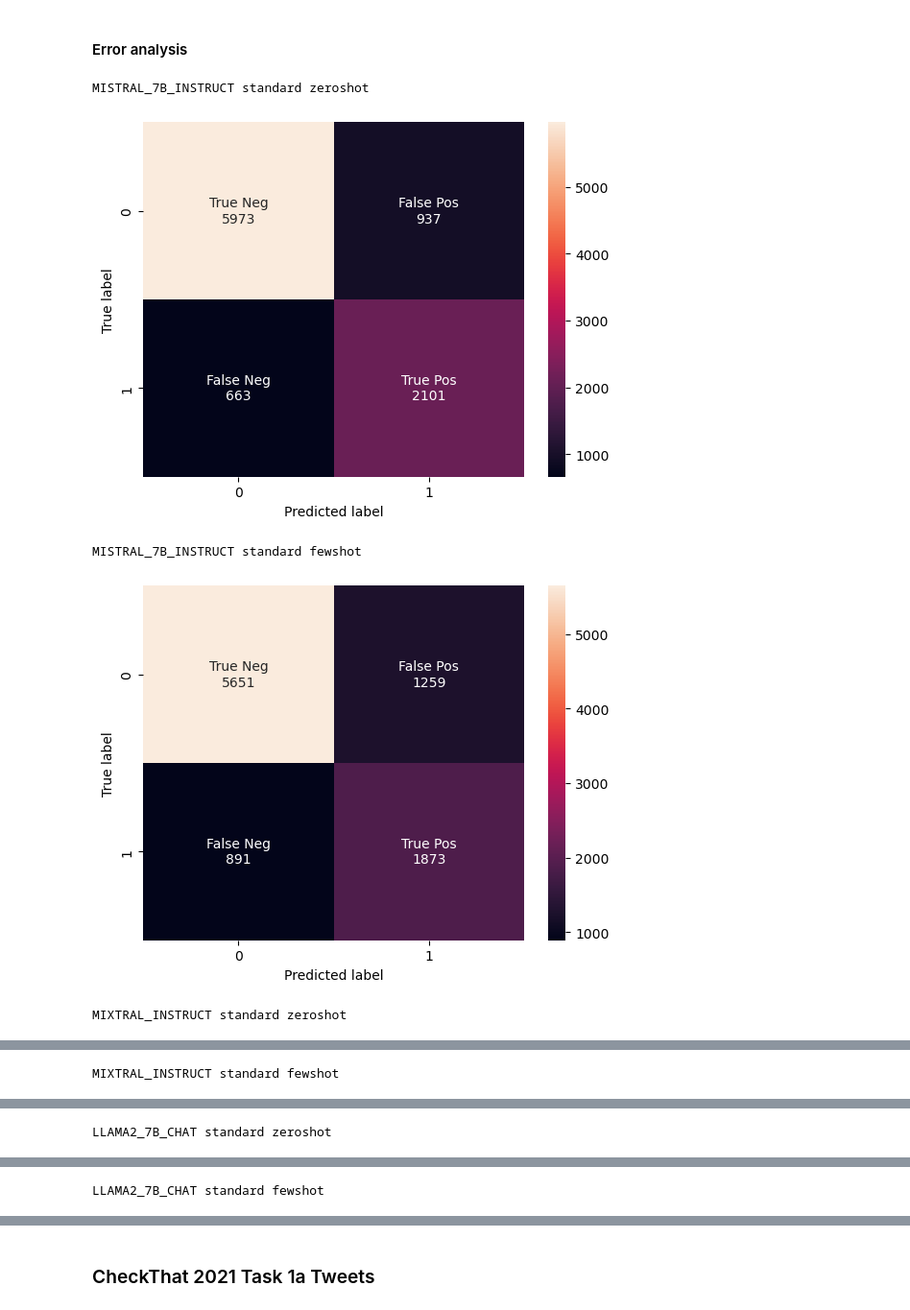
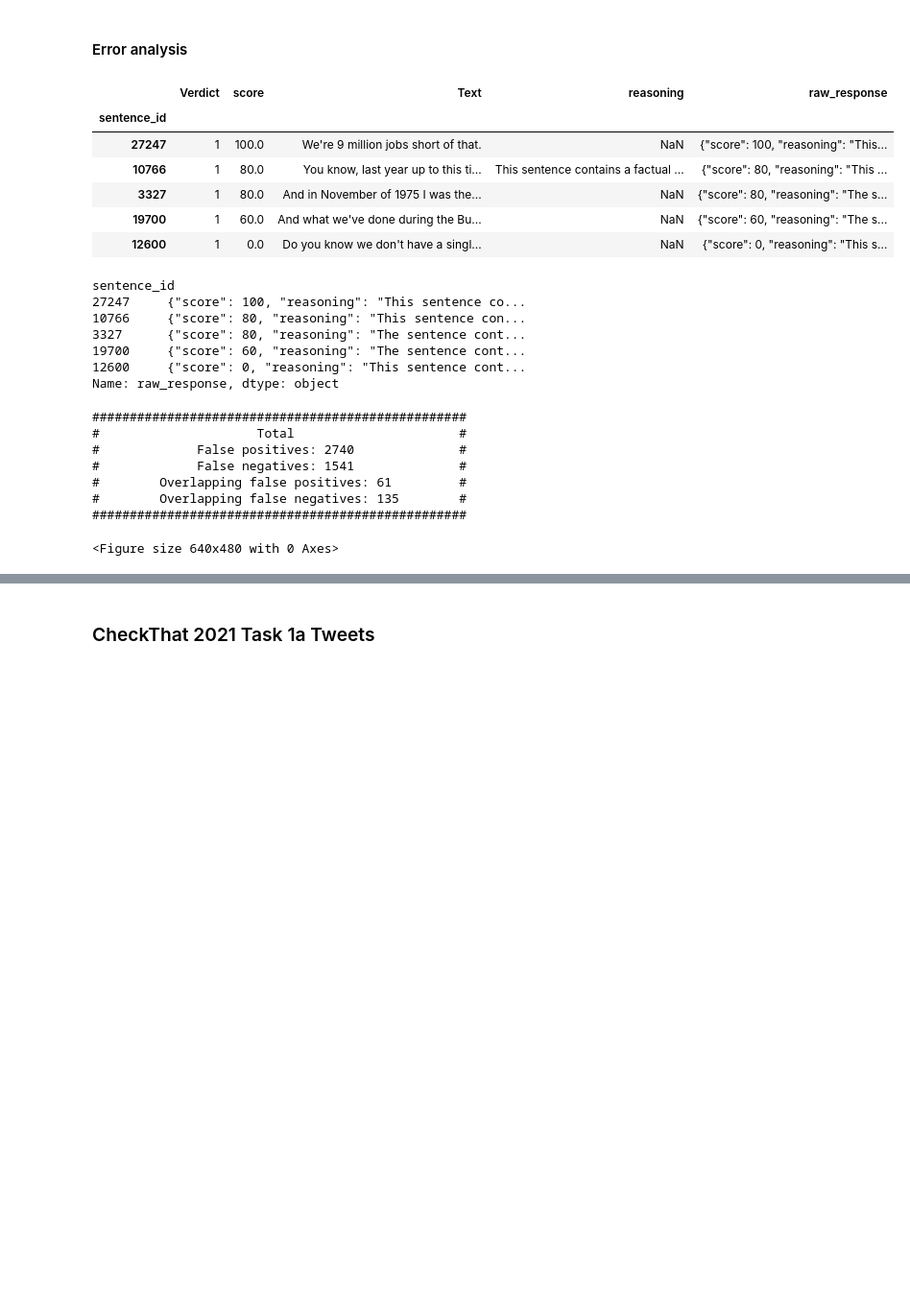
Before and after one commit to matsbratvold/Checkworthiness-Detection-with-Open-Source-LLMs, a Jupyter notebook: src/llm.ipynb, the cells around one changed output, grey strips where cells are left out. Shown at 96% size. Saved outputs shown, nothing was run; the diff lists cells and outputs as text; code cells hidden in the pictures; blank space fills up the shorter version.

Commit message:
Updated false positive and false negative list

```diff
--- a/src/llm.ipynb
+++ b/src/llm.ipynb
@@ -354,48 +355,70 @@ generate_llm_predictions(
 %autoreload
 predictions = []
 models = [HuggingFaceModel.MISTRAL_7B_INSTRUCT, HuggingFaceModel.MIXTRAL_INSTRUCT, HuggingFaceModel.LLAMA2_7B_CHAT]
 prompt_types = [PromptType.STANDARD, PromptType.CHAIN_OF_THOUGHT]
 icl_usages = [ICLUsage.ZERO_SHOT, ICLUsage.FEW_SHOT]
 model_names = []
-claimbuster = load_claimbuster_dataset("../data/ClaimBuster/datasets")
+claimbuster = load_claimbuster_dataset("data/ClaimBuster/datasets")
 
 for model, prompt_type, icl_usage in itertools.product(models, prompt_types, icl_usages):
-    predictions_path = f"../results/ClaimBuster/{model.name}/{prompt_type.value}/{icl_usage.value}/predictions.csv"
+    predictions_path = f"results/ClaimBuster/{model.name}/{prompt_type.value}/{icl_usage.value}/predictions.csv"
     if os.path.exists(predictions_path):
         new_predictions = pd.read_csv(predictions_path, index_col=0)
-        predictions.append(new_predictions)
+        # Exclude results from LLama 2 model in the final report since they are lackluster
         model_name = f"{model.name} {prompt_type.value} {icl_usage.value}"
-        model_names.append(model_name)
-        print(model_name)
-        display_confusion_matrix(
+        if (model != HuggingFaceModel.LLAMA2_7B_CHAT):
+            predictions.append(new_predictions)
+            model_names.append(model_name)
+        create_confusion_matrix(
             claimbuster,
             new_predictions.loc[claimbuster.index],
             save_path=os.path.join(os.path.dirname(predictions_path), "confusion-matrix.pdf")
         )
 # LORA
 for model in models:
-    predictions_path = f"../results/ClaimBuster/{model.name}/lora/predictions.csv"
+    predictions_path = f"results/ClaimBuster/{model.name}/lora/predictions.csv"
     if os.path.exists(predictions_path):
         new_predictions = pd.read_csv(predictions_path, index_col=0)
-        predictions.append(new_predictions)
         model_name = f"{model.name} LORA"
-        model_names.append(model_name)
-        print(model_name)
-        display_confusion_matrix(
+        if (model != HuggingFaceModel.LLAMA2_7B_CHAT):
+            predictions.append(new_predictions)
+            model_names.append(model_name)
+        create_confusion_matrix(
             claimbuster,
             new_predictions.loc[claimbuster.index]["prediction"],
             save_path=os.path.join(os.path.dirname(predictions_path), "confusion-matrix.pdf")
         )
-
+mistral_scores = pd.read_csv(f"results/ClaimBuster/MISTRAL_7B_INSTRUCT/standard/zeroshot/generated_scores.csv", index_col=0)
+display(mistral_scores.head())
+reasoning = mistral_scores["raw_response"]
+display(reasoning.head())
 generate_error_analysis_report(
     claimbuster,
     predictions=predictions,
     model_names=model_names,
-    folder_path=f"../results/ClaimBuster"
+    folder_path=f"results/ClaimBuster",
+    reasoning=reasoning
 )
 # %% [output]
+|  | Verdict | score | Text | reasoning | raw_response |
+| sentence_id |  |  |  |  |  |
+| 27247 | 1 | 100.0 | We're 9 million jobs short of that. | NaN | {"score": 100, "reasoning": "This... |
+| 10766 | 1 | 80.0 | You know, last year up to this ti... | This sentence contains a factual ... | {"score": 80, "reasoning": "This ... |
+| 3327 | 1 | 80.0 | And in November of 1975 I was the... | NaN | {"score": 80, "reasoning": "The s... |
+| 19700 | 1 | 60.0 | And what we've done during the Bu... | NaN | {"score": 60, "reasoning": "The s... |
+| 12600 | 1 | 0.0 | Do you know we don't have a singl... | NaN | {"score": 0, "reasoning": "This s... |
-MISTRAL_7B_INSTRUCT standard zeroshot
+sentence_id
+27247     {"score": 100, "reasoning": "This sentence co...
+10766     {"score": 80, "reasoning": "This sentence con...
+3327      {"score": 80, "reasoning": "The sentence cont...
+19700     {"score": 60, "reasoning": "The sentence cont...
+12600     {"score": 0, "reasoning": "This sentence cont...
+Name: raw_response, dtype: object
-[figure, removed]
-MISTRAL_7B_INSTRUCT standard fewshot
+##################################################
+#                     Total                      #
+#             False positives: 2740              #
+#             False negatives: 1541              #
+#        Overlapping false positives: 61         #
+#        Overlapping false negatives: 135        #
+##################################################
-[figure, removed]
-MIXTRAL_INSTRUCT standard zeroshot
+<Figure size 640x480 with 0 Axes>
@@ -403 +424,0 @@ MIXTRAL_INSTRUCT standard zeroshot
-MIXTRAL_INSTRUCT standard fewshot
@@ -405 +424,0 @@ MIXTRAL_INSTRUCT standard fewshot
-LLAMA2_7B_CHAT standard zeroshot
@@ -407 +424,0 @@ LLAMA2_7B_CHAT standard zeroshot
-LLAMA2_7B_CHAT standard fewshot
```
Also changed, not shown: parts of 3 cells of this notebook, 24 other files.
